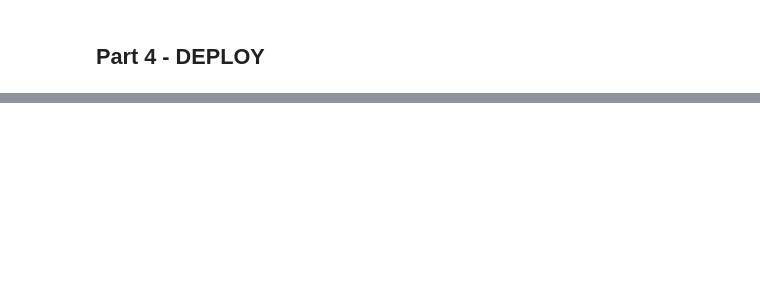
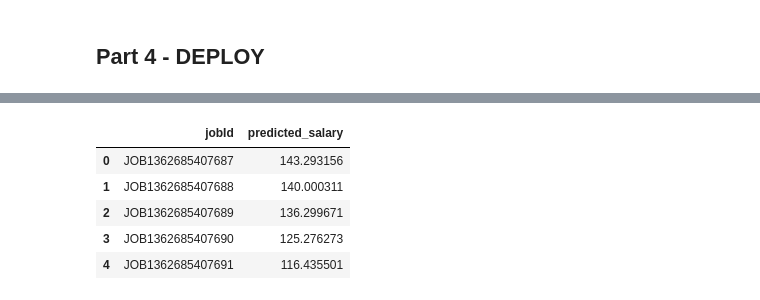
Before and after one commit to anthonywong611/salary_prediction_DS, a Jupyter notebook: Salary_Prediction_Project.ipynb, the cells around one changed output, grey strips where cells are left out. Cells and saved outputs as stored; diff of their text form; code cells hidden in the pictures; blank space fills up the shorter version.

```diff
--- a/Salary_Prediction_Project.ipynb
+++ b/Salary_Prediction_Project.ipynb
@@ -382 +382,15 @@ The MSE of the gradient boosting model is about 356.86
+# %%
+test_prediction = gb_reg.predict(test_df_reg) # predict
+prediction = pd.DataFrame(test_prediction).rename(columns={0:'predicted_salary'})
+# %%
+# and scores the "test" dataset
+prediction_final = pd.concat([test_features_df['jobId'], prediction], axis=1)
+prediction_final.head(5)
+# %% [output]
+|  | jobId | predicted_salary |
+| 0 | JOB1362685407687 | 143.293156 |
+| 1 | JOB1362685407688 | 140.000311 |
+| 2 | JOB1362685407689 | 136.299671 |
+| 3 | JOB1362685407690 | 125.276273 |
+| 4 | JOB1362685407691 | 116.435501 |
 # %% [markdown]
```
Also changed, not shown: parts of 38 cells of this notebook, 1 other file.
